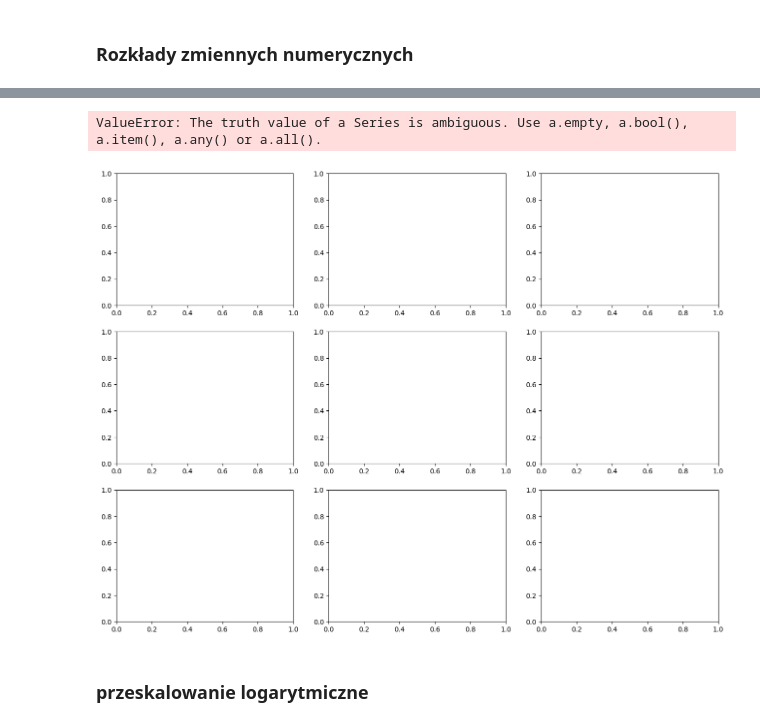
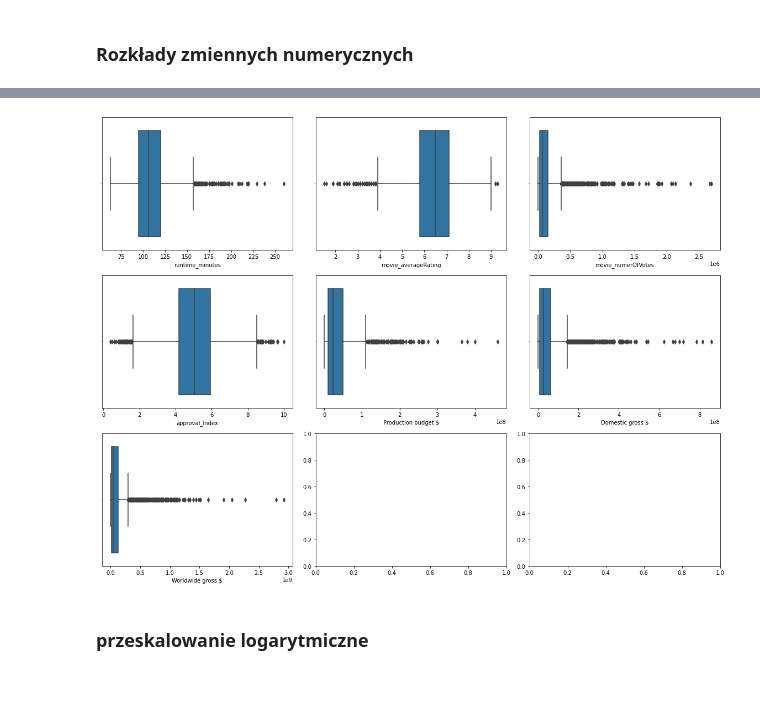
Before and after one commit to kaminskaz/PROJEKT2_ML_klasteryzacja, a Jupyter notebook: KM1/EDA_final.ipynb, the cells around one changed output, grey strips where cells are left out. Drawn from its saved outputs; the diff is of its cells as text; code cells hidden in the pictures; blank space fills up the shorter version.

```diff
--- a/KM1/EDA_final.ipynb
+++ b/KM1/EDA_final.ipynb
@@ -162,14 +161,14 @@ TypeError: ufunc 'isfinite' not supported for the input types, and the inputs co
 # %%
 fig, axs = plt.subplots(3, 3, figsize=(16, 12))
 axes = axs.flatten()
 
 for i, col in enumerate(numerical_cols):
-    sns.boxplot(df, x= df[col], ax= axes[i])
+    sns.boxplot(x=col, data=df, ax=axes[i])
+
 plt.tight_layout()
 plt.show()
 # %% [output]
-ValueError: The truth value of a Series is ambiguous. Use a.empty, a.bool(), a.item(), a.any() or a.all().
-[figure, old version]
+[figure, new version]
 # %% [markdown]
 ### przeskalowanie logarytmiczne
 # %%
```
Also changed, not shown: parts of 8 cells of this notebook.
